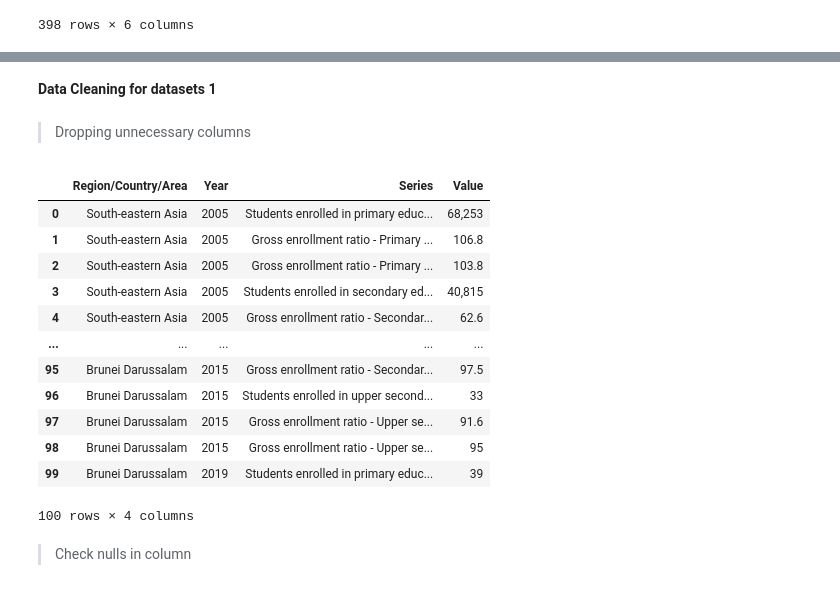
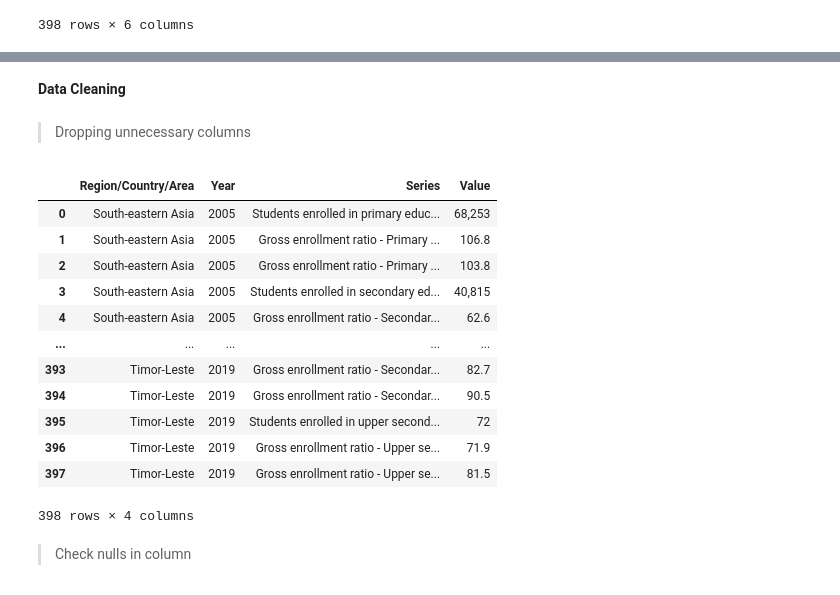
Before and after one commit to suzettecomia/3206-The-Rising-Squad, a Jupyter notebook: Quality_Education_Enhancement_Lead_to_Economic_Growth.ipynb, the cells around one changed output, grey strips where cells are left out. Saved outputs shown, nothing was run; the diff lists cells and outputs as text; code cells hidden in the pictures.

```diff
--- a/Quality_Education_Enhancement_Lead_to_Economic_Growth.ipynb
+++ b/Quality_Education_Enhancement_Lead_to_Economic_Growth.ipynb
@@ -56,24 +32,24 @@ dataset2.head(100)
 # %% [markdown]
-**Data Cleaning for datasets 1**
+**Data Cleaning**
 # %% [markdown]
 > Dropping unnecessary columns
 # %%
 dataset1.drop(['Footnotes', 'Source'], axis = 1, inplace=True)
-dataset1.head(100)
+dataset1.head(400)
 # %% [output]
 |  | Region/Country/Area | Year | Series | Value |
 | 0 | South-eastern Asia | 2005 | Students enrolled in primary educ... | 68,253 |
 | 1 | South-eastern Asia | 2005 | Gross enrollment ratio - Primary ... | 106.8 |
 | 2 | South-eastern Asia | 2005 | Gross enrollment ratio - Primary ... | 103.8 |
 | 3 | South-eastern Asia | 2005 | Students enrolled in secondary ed... | 40,815 |
 | 4 | South-eastern Asia | 2005 | Gross enrollment ratio - Secondar... | 62.6 |
 | ... | ... | ... | ... | ... |
-| 95 | Brunei Darussalam | 2015 | Gross enrollment ratio - Secondar... | 97.5 |
-| 96 | Brunei Darussalam | 2015 | Students enrolled in upper second... | 33 |
-| 97 | Brunei Darussalam | 2015 | Gross enrollment ratio - Upper se... | 91.6 |
-| 98 | Brunei Darussalam | 2015 | Gross enrollment ratio - Upper se... | 95 |
-| 99 | Brunei Darussalam | 2019 | Students enrolled in primary educ... | 39 |
+| 393 | Timor-Leste | 2019 | Gross enrollment ratio - Secondar... | 82.7 |
+| 394 | Timor-Leste | 2019 | Gross enrollment ratio - Secondar... | 90.5 |
+| 395 | Timor-Leste | 2019 | Students enrolled in upper second... | 72 |
+| 396 | Timor-Leste | 2019 | Gross enrollment ratio - Upper se... | 71.9 |
+| 397 | Timor-Leste | 2019 | Gross enrollment ratio - Upper se... | 81.5 |
-100 rows × 4 columns
+398 rows × 4 columns
 # %% [markdown]
 
 
```
Also changed, not shown: parts of 6 cells of this notebook.
